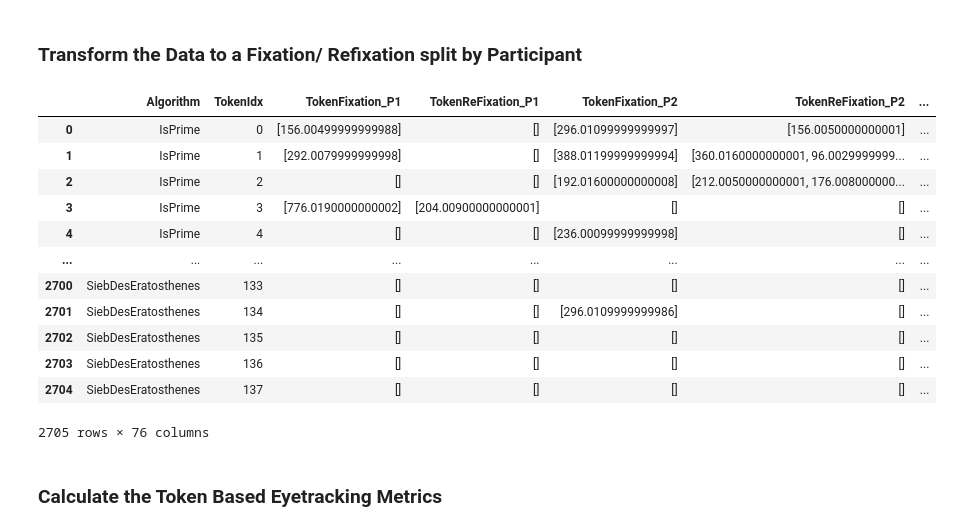
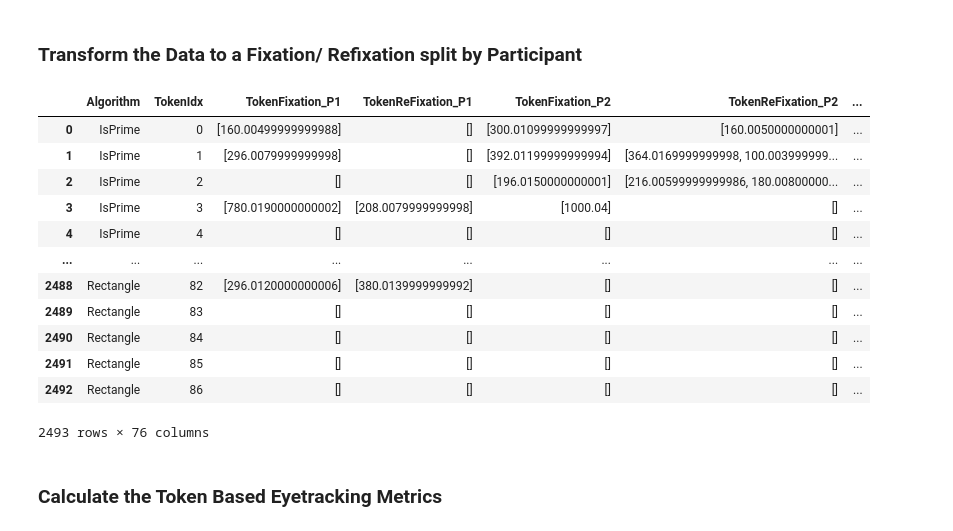
Before and after one commit to brains-on-code/eye-tracking-tools-influence, a Jupyter notebook: Study24/RQ1_PAPER_Eyetracking.ipynb, the cells around one changed output. Cells and saved outputs as stored; diff of their text form; code cells hidden in the pictures.

```diff
--- a/Study24/RQ1_PAPER_Eyetracking.ipynb
+++ b/Study24/RQ1_PAPER_Eyetracking.ipynb
@@ -50,7 +25,7 @@ def string_to_list_string(data):
     return data
 
 # read in the fixation data
-df_fixation = pd.read_csv('./data/filteredData/fixation_stats.csv', sep=";")
+df_fixation = pd.read_csv('../data/24/dataEvaluation/data/filteredData/fixation_stats.csv', sep=";")
 # kick out outliers
 df_fixation = df_fixation[df_fixation["IsOutlier"] == False]
 df_fixation = df_fixation.drop(columns=["IsOutlier", "Behavioral"])
@@ -71,9 +46,8 @@ df_fixation["Fixation_y_range"] = df_fixation["Fixation_y_range"].apply(string_t
 snippets = df_fixation["Algorithm"].unique()
 df_token_aois = pd.DataFrame(columns=["Algorithm", "Token", "TokenIdx", "BoundingBox"])
 for snippet in tqdm(snippets):
-    aoi_token_generator = f"./../CodeSnippets/Generators_Labeled/Generators/{snippet}_ast.json"
-    print(aoi_token_generator)
-    image, aoi_list = gsl.create_image(aoi_token_generator, font_path="./../CodeSnippets/fonts/ttf/")
+    aoi_token_generator = f"../data/24/CodeSnippets/Generators_Labeled/Generators/{snippet}_ast.json"
+    image, aoi_list = gsl.create_image(aoi_token_generator, font_path="/../data/24/CodeSnippets/fonts/ttf/")
     height, width = image.size
     width_offset = int(1920 * 0.5) - int(height / 2)
     height_offset = int(1080 * 0.5) - int(width / 2)
@@ -208,7 +171,6 @@ df_token = df_token.drop(["BoundingBox", "Token"], axis=1)
 for participant in participants:
     df_token.loc[:, f"TokenFixation_P{participant}"] = [[] for _ in range(len(df_token))]
     df_token.loc[:, f"TokenReFixation_P{participant}"] = [[] for _ in range(len(df_token))]
-
 
 prev_participant = df_token_fixation_per_participant["Participant"].iloc[0]
 prev_token_idx = df_token_fixation_per_participant["TokenIdx"].iloc[0]
@@ -220,44 +182,44 @@ for idx, row in tqdm(df_token_fixation_per_participant.iterrows(), total=len(df_
     token_idx = row["TokenIdx"]
     algorithm = row["Algorithm"]
     FixationDuration = row["FixationDuration"]
 
     # fixation switches
     if prev_participant != participant or prev_token_idx != token_idx:
         index = df_token[(df_token["TokenIdx"] == prev_token_idx) & (df_token["Algorithm"] == prev_algorithm)].index[0]
         if re_fixation:
             re_fixations = df_token.loc[index, f"TokenReFixation_P{prev_participant}"]
             re_fixations.extend(fixations.copy())
-            df_token.loc[index, f"TokenReFixation_P{prev_participant}"] = re_fixations.copy()
+            df_token.at[index, f"TokenReFixation_P{prev_participant}"] = re_fixations.copy()
         else:
-            df_token.loc[index, f"TokenFixation_P{prev_participant}"] = fixations.copy()
+            df_token.at[index, f"TokenFixation_P{prev_participant}"] = fixations.copy()
         fixations = []
         # possible new fixation
         re_fixation = False
 
     sub_frame = df_token[(df_token["TokenIdx"] == token_idx) & (df_token["Algorithm"] == algorithm)]
     if len(sub_frame) == 0:
         raise Exception(f"No Token found for {token_idx} in Algorithm {algorithm}")
     len_of_fixation = len(sub_frame[f"TokenFixation_P{participant}"].iloc[0])
     if re_fixation == False and len_of_fixation > 0 and len(fixations) == 0:
         re_fixation = True
 
     fixations.append(FixationDuration)
     prev_participant = participant
     prev_token_idx = token_idx
     prev_algorithm = algorithm
 
 df_token
 # %% [output]
 |  | Algorithm | TokenIdx | TokenFixation_P1 | TokenReFixation_P1 | TokenFixation_P2 | TokenReFixation_P2 | ... |
-| 0 | IsPrime | 0 | [156.00499999999988] | [] | [296.01099999999997] | [156.0050000000001] | ... |
-| 1 | IsPrime | 1 | [292.0079999999998] | [] | [388.01199999999994] | [360.0160000000001, 96.0029999999... | ... |
-| 2 | IsPrime | 2 | [] | [] | [192.01600000000008] | [212.0050000000001, 176.008000000... | ... |
-| 3 | IsPrime | 3 | [776.0190000000002] | [204.00900000000001] | [] | [] | ... |
-| 4 | IsPrime | 4 | [] | [] | [236.00099999999998] | [] | ... |
+| 0 | IsPrime | 0 | [160.00499999999988] | [] | [300.01099999999997] | [160.0050000000001] | ... |
+| 1 | IsPrime | 1 | [296.0079999999998] | [] | [392.01199999999994] | [364.0169999999998, 100.003999999... | ... |
+| 2 | IsPrime | 2 | [] | [] | [196.0150000000001] | [216.00599999999986, 180.00800000... | ... |
+| 3 | IsPrime | 3 | [780.0190000000002] | [208.0079999999998] | [1000.04] | [] | ... |
+| 4 | IsPrime | 4 | [] | [] | [] | [] | ... |
 | ... | ... | ... | ... | ... | ... | ... | ... |
-| 2700 | SiebDesEratosthenes | 133 | [] | [] | [] | [] | ... |
-| 2701 | SiebDesEratosthenes | 134 | [] | [] | [296.0109999999986] | [] | ... |
-| 2702 | SiebDesEratosthenes | 135 | [] | [] | [] | [] | ... |
-| 2703 | SiebDesEratosthenes | 136 | [] | [] | [] | [] | ... |
-| 2704 | SiebDesEratosthenes | 137 | [] | [] | [] | [] | ... |
+| 2488 | Rectangle | 82 | [296.0120000000006] | [380.0139999999992] | [] | [] | ... |
+| 2489 | Rectangle | 83 | [] | [] | [] | [] | ... |
+| 2490 | Rectangle | 84 | [] | [] | [] | [] | ... |
+| 2491 | Rectangle | 85 | [] | [] | [] | [] | ... |
+| 2492 | Rectangle | 86 | [] | [] | [] | [] | ... |
-2705 rows × 76 columns
+2493 rows × 76 columns
```
Also changed, not shown: parts of 18 cells of this notebook, 4 other files.
